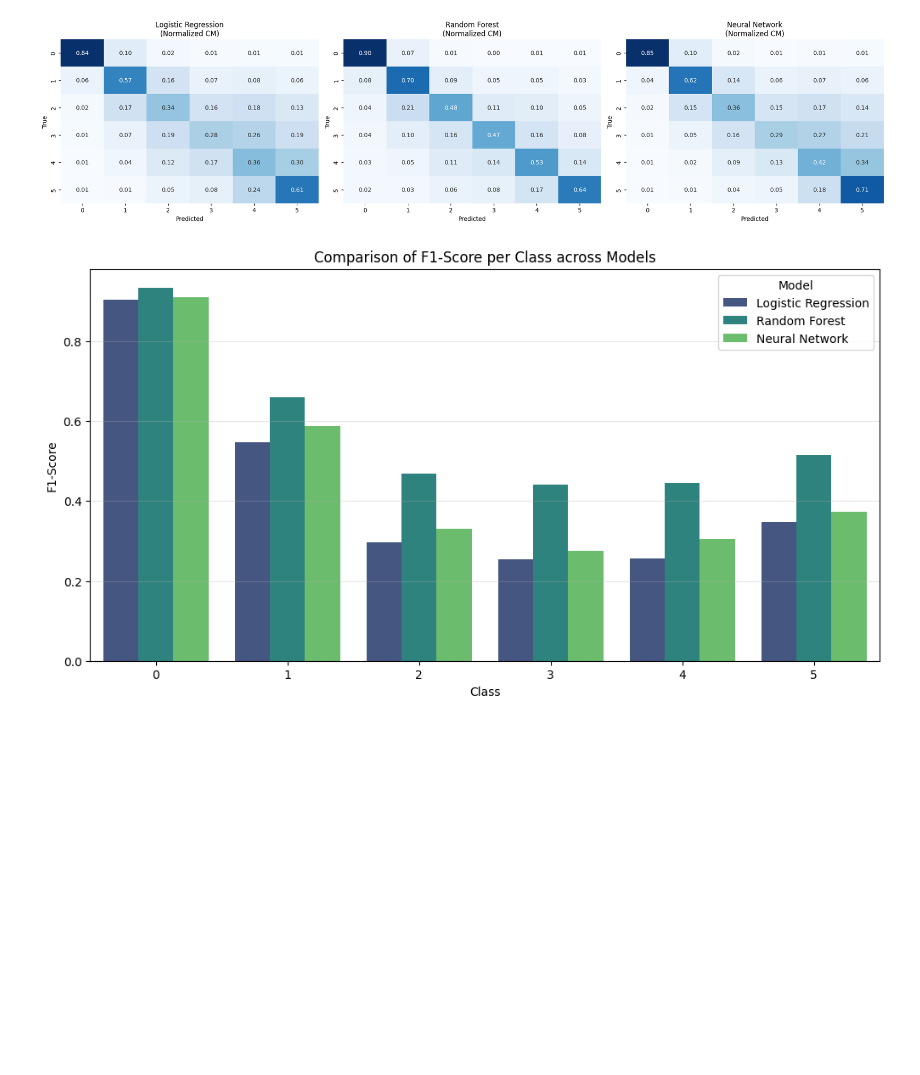
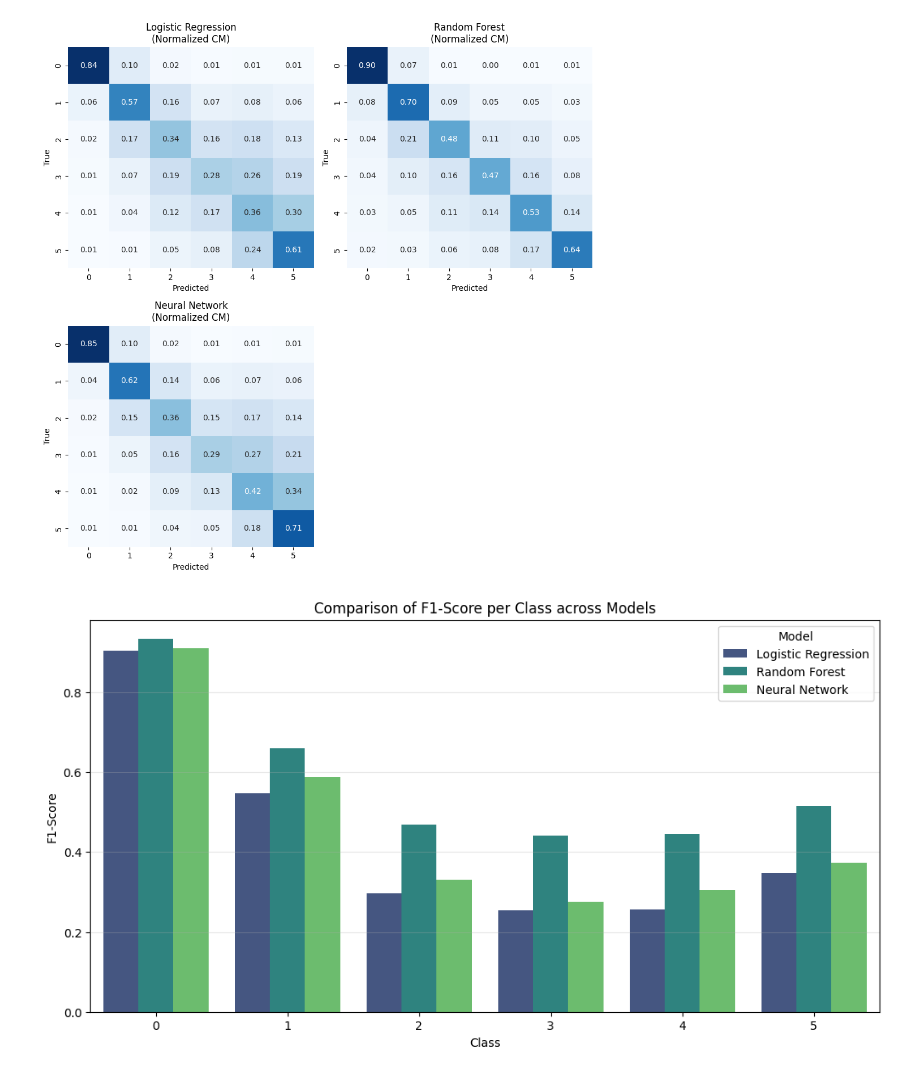
Before and after one commit to CodeAlekh/nyc-311-analysis, a Jupyter notebook: src/comparision.ipynb, the cells around one changed output. Drawn from its saved outputs; the diff is of its cells as text; code cells hidden in the pictures; blank space fills up the shorter version.

Commit message:
Add README, report, figures, and final model comparison

```diff
--- a/src/comparision.ipynb
+++ b/src/comparision.ipynb
@@ -68,18 +70,27 @@ class_names = [0, 1, 2, 3, 4, 5]
 # -----------------------------------------------------------
 # 2. GRAPH: Normalized Confusion Matrices (Side-by-Side)
 # -----------------------------------------------------------
-fig, axes = plt.subplots(1, 3, figsize=(20, 5)) # Adjust 3 to number of models
+fig, axes = plt.subplots(2, 2, figsize=(10, 10))
+
+# Flatten axes array for easy indexing
+axes = axes.flatten()
 
 for ax, (model_name, preds) in zip(axes, model_preds.items()):
     cm = confusion_matrix(y_test, preds)
-    # Normalizing by 'true' (rows) helps visualize Recall performance
     cm_norm = cm.astype('float') / cm.sum(axis=1)[:, np.newaxis]
 
-    sns.heatmap(cm_norm, annot=True, fmt='.2f', cmap='Blues', cbar=False,
-                xticklabels=class_names, yticklabels=class_names, ax=ax)
+    sns.heatmap(
+        cm_norm, annot=True, fmt='.2f', cmap='Blues', cbar=False,
+        xticklabels=class_names, yticklabels=class_names, ax=ax
+    )
+
     ax.set_title(f'{model_name}\n(Normalized CM)')
     ax.set_xlabel('Predicted')
     ax.set_ylabel('True')
+
+# If you have fewer models than axes, hide remaining subplots
+for unused_ax in axes[len(model_preds):]:
+    unused_ax.set_visible(False)
 
 plt.tight_layout()
 plt.show()
@@ -101,34 +112,34 @@ for model_name, preds in model_preds.items():
 
 df_class = pd.DataFrame(records)
 
 plt.figure(figsize=(12, 6))
 sns.barplot(data=df_class, x='Class', y='F1-Score', hue='Model', palette='viridis')
 plt.title('Comparison of F1-Score per Class across Models')
 plt.grid(axis='y', alpha=0.3)
 plt.show()
 
 # -----------------------------------------------------------
 # 4. GRAPH: Overall Performance (Macro vs Weighted)
 # -----------------------------------------------------------
 overall_data = []
 for model_name, preds in model_preds.items():
     # Calculate various metrics
     acc = accuracy_score(y_test, preds)
     p, r, macro_f1, _ = precision_recall_fscore_support(y_test, preds, average='macro')
 
     overall_data.append({'Model': model_name, 'Metric': 'Accuracy', 'Score': acc})
     overall_data.append({'Model': model_name, 'Metric': 'Macro F1', 'Score': macro_f1})
 
 df_overall = pd.DataFrame(overall_data)
 
 plt.figure(figsize=(8, 5))
 sns.barplot(data=df_overall, x='Metric', y='Score', hue='Model', palette='rocket')
 plt.title('Overall Model Evaluation: Accuracy vs Macro F1')
 plt.ylim(0, 1)
 plt.legend(loc='lower right')
 plt.show()
 # %% [output]
-[figure, old version]
+[figure, new version]
 [figure]
 [figure]
 # %%
```
Also changed, not shown: parts of 3 cells of this notebook, 29 other files.
